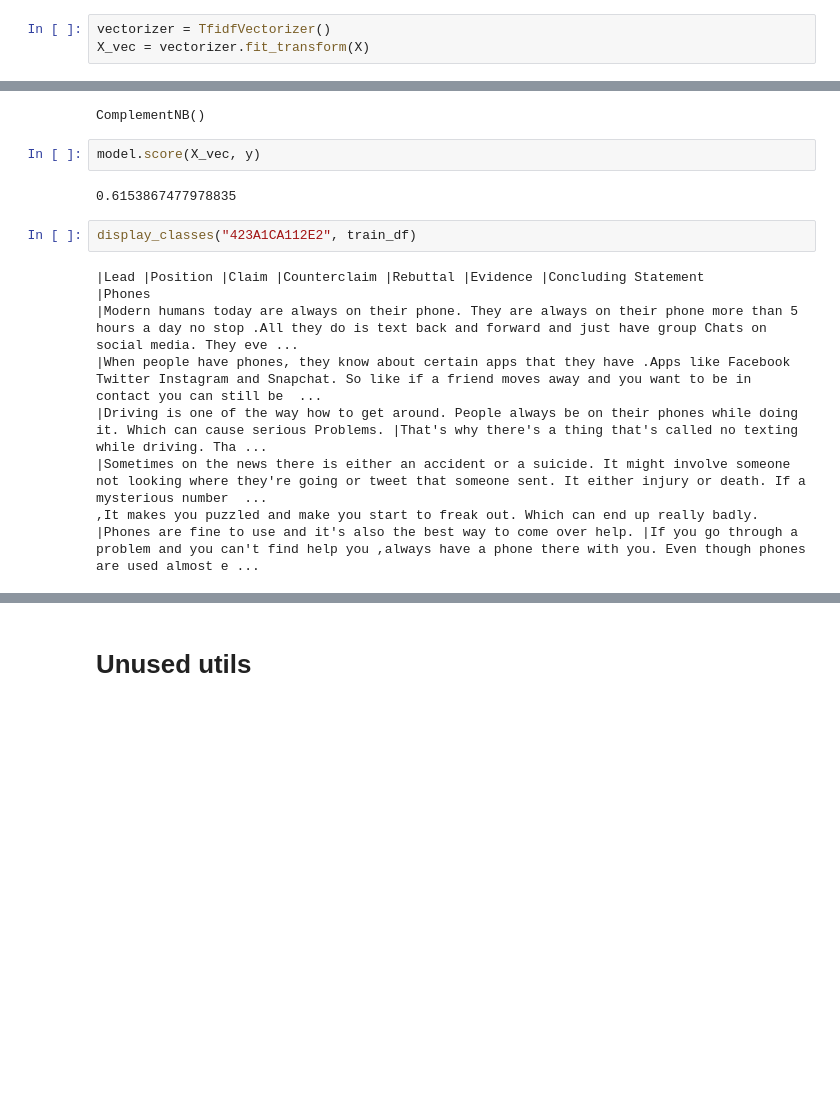
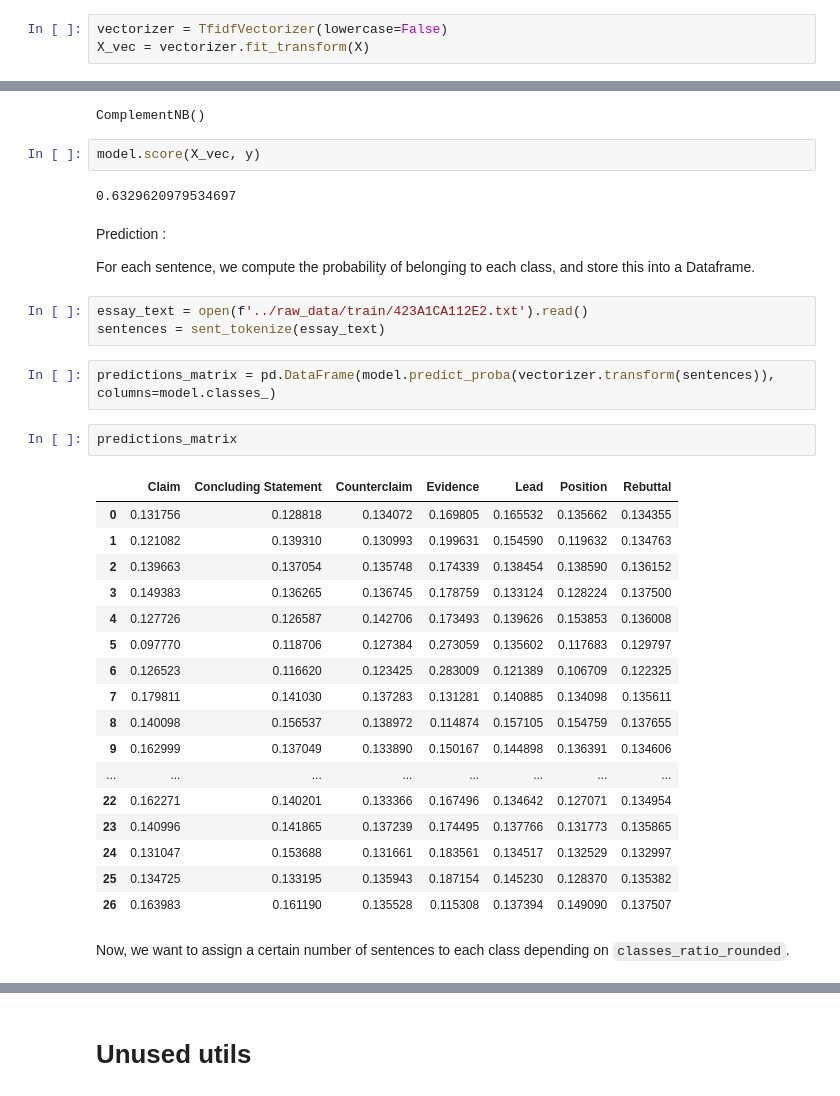
Before and after one commit to Valentin-Laurent/evalstudent, a Jupyter notebook: notebooks/First exploration.ipynb, the cells around one changed output, grey strips where cells are left out. Cells and saved outputs as stored; diff of their text form; blank space fills up the shorter version.

Commit message:
Finished the baseline. Still need to generate the predictionstring

```diff
--- a/notebooks/First exploration.ipynb
+++ b/notebooks/First exploration.ipynb
@@ -129,7 +157,7 @@ classes_ratio_df
 X = train_df["discourse_text"]
 y = train_df["discourse_type"]
 # %%
-vectorizer = TfidfVectorizer()
+vectorizer = TfidfVectorizer(lowercase=False)
 X_vec = vectorizer.fit_transform(X)
 # %% [markdown]
 We use `ComplementNB` which is better suited than `MultinomialNB` for imbalanced classes (according to Sklearn doc).
@@ -141,15 +169,35 @@ ComplementNB()
 # %%
 model.score(X_vec, y)
 # %% [output]
-0.6153867477978835
+0.6329620979534697
-# %%
-display_classes("423A1CA112E2", train_df)
-# %% [output]
-|Lead |Position |Claim |Counterclaim |Rebuttal |Evidence |Concluding Statement
-|Phones
-|Modern humans today are always on their phone. They are always on their phone more than 5 hours a day no stop .All they do is text back and forward and just have group Chats on social media. They eve ...
-|When people have phones, they know about certain apps that they have .Apps like Facebook Twitter Instagram and Snapchat. So like if a friend moves away and you want to be in contact you can still be  ...
-|Driving is one of the way how to get around. People always be on their phones while doing it. Which can cause serious Problems. |That's why there's a thing that's called no texting while driving. Tha ...
-|Sometimes on the news there is either an accident or a suicide. It might involve someone not looking where they're going or tweet that someone sent. It either injury or death. If a mysterious number  ...
-,It makes you puzzled and make you start to freak out. Which can end up really badly.
-|Phones are fine to use and it's also the best way to come over help. |If you go through a problem and you can't find help you ,always have a phone there with you. Even though phones are used almost e ...
+# %% [markdown]
+Prediction :
+
+For each sentence, we compute the probability of belonging to each class, and store this into a Dataframe.
+# %%
+essay_text = open(f'../raw_data/train/423A1CA112E2.txt').read()
+sentences = sent_tokenize(essay_text)
+# %%
+predictions_matrix = pd.DataFrame(model.predict_proba(vectorizer.transform(sentences)), columns=model.classes_)
+# %%
+predictions_matrix
+# %% [output]
+|  | Claim | Concluding Statement | Counterclaim | Evidence | Lead | Position | Rebuttal |
+| 0 | 0.131756 | 0.128818 | 0.134072 | 0.169805 | 0.165532 | 0.135662 | 0.134355 |
+| 1 | 0.121082 | 0.139310 | 0.130993 | 0.199631 | 0.154590 | 0.119632 | 0.134763 |
+| 2 | 0.139663 | 0.137054 | 0.135748 | 0.174339 | 0.138454 | 0.138590 | 0.136152 |
+| 3 | 0.149383 | 0.136265 | 0.136745 | 0.178759 | 0.133124 | 0.128224 | 0.137500 |
+| 4 | 0.127726 | 0.126587 | 0.142706 | 0.173493 | 0.139626 | 0.153853 | 0.136008 |
+| 5 | 0.097770 | 0.118706 | 0.127384 | 0.273059 | 0.135602 | 0.117683 | 0.129797 |
+| 6 | 0.126523 | 0.116620 | 0.123425 | 0.283009 | 0.121389 | 0.106709 | 0.122325 |
+| 7 | 0.179811 | 0.141030 | 0.137283 | 0.131281 | 0.140885 | 0.134098 | 0.135611 |
+| 8 | 0.140098 | 0.156537 | 0.138972 | 0.114874 | 0.157105 | 0.154759 | 0.137655 |
+| 9 | 0.162999 | 0.137049 | 0.133890 | 0.150167 | 0.144898 | 0.136391 | 0.134606 |
+| ... | ... | ... | ... | ... | ... | ... | ... |
+| 22 | 0.162271 | 0.140201 | 0.133366 | 0.167496 | 0.134642 | 0.127071 | 0.134954 |
+| 23 | 0.140996 | 0.141865 | 0.137239 | 0.174495 | 0.137766 | 0.131773 | 0.135865 |
+| 24 | 0.131047 | 0.153688 | 0.131661 | 0.183561 | 0.134517 | 0.132529 | 0.132997 |
+| 25 | 0.134725 | 0.133195 | 0.135943 | 0.187154 | 0.145230 | 0.128370 | 0.135382 |
+| 26 | 0.163983 | 0.161190 | 0.135528 | 0.115308 | 0.137394 | 0.149090 | 0.137507 |
+# %% [markdown]
+Now, we want to assign a certain number of sentences to each class depending on `classes_ratio_rounded`.
```
Also changed, not shown: parts of 6 cells of this notebook.
